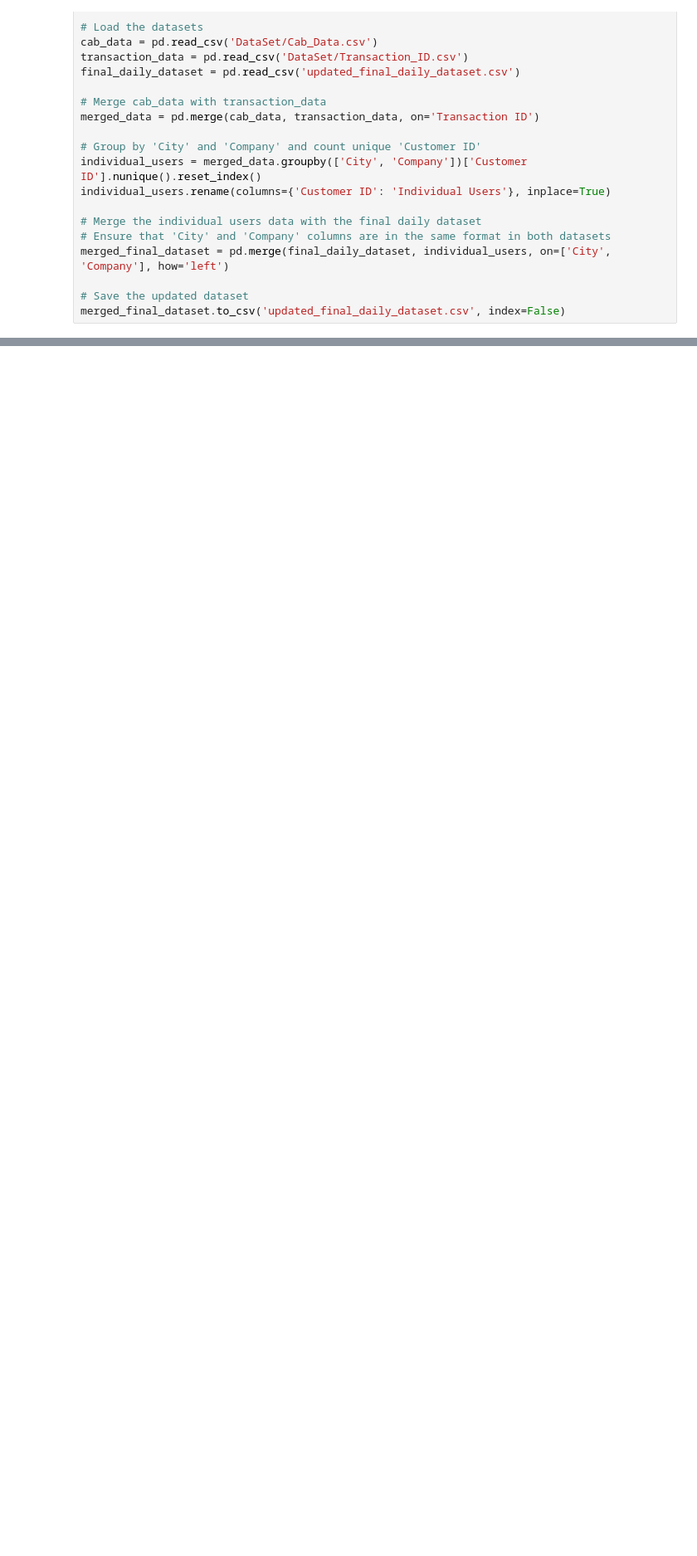
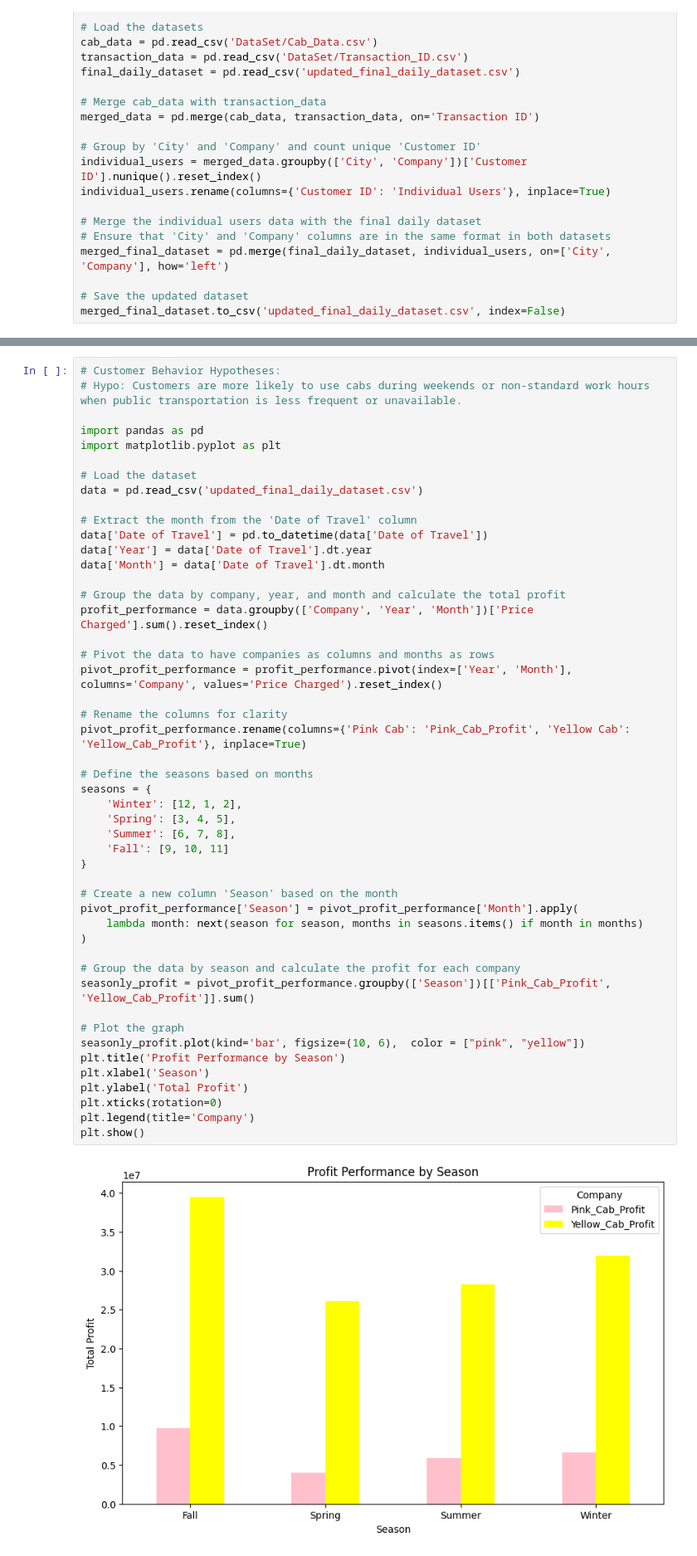
Before and after one commit to MHosseinTavakoliD/DataGlacier, a Jupyter notebook: Week2/Week2.ipynb, the cells around one changed output, grey strips where cells are left out. Shown: that part at 83% size. Cells and saved outputs as stored; diff of their text form; blank space fills up the shorter version.

```diff
--- a/Week2/Week2.ipynb
+++ b/Week2/Week2.ipynb
@@ -428,3 +428,53 @@ plt.tight_layout()
 plt.show()
 # %% [output]
 [figure]
+# %%
+# Customer Behavior Hypotheses:
+# Hypo: Customers are more likely to use cabs during weekends or non-standard work hours when public transportation is less frequent or unavailable.
+
+import pandas as pd
+import matplotlib.pyplot as plt
+
+# Load the dataset
+data = pd.read_csv('updated_final_daily_dataset.csv')
+
+# Extract the month from the 'Date of Travel' column
+data['Date of Travel'] = pd.to_datetime(data['Date of Travel'])
+data['Year'] = data['Date of Travel'].dt.year
+data['Month'] = data['Date of Travel'].dt.month
+
+# Group the data by company, year, and month and calculate the total profit
+profit_performance = data.groupby(['Company', 'Year', 'Month'])['Price Charged'].sum().reset_index()
+
+# Pivot the data to have companies as columns and months as rows
+pivot_profit_performance = profit_performance.pivot(index=['Year', 'Month'], columns='Company', values='Price Charged').reset_index()
+
+# Rename the columns for clarity
+pivot_profit_performance.rename(columns={'Pink Cab': 'Pink_Cab_Profit', 'Yellow Cab': 'Yellow_Cab_Profit'}, inplace=True)
+
+# Define the seasons based on months
+seasons = {
+    'Winter': [12, 1, 2],
+    'Spring': [3, 4, 5],
+    'Summer': [6, 7, 8],
+    'Fall': [9, 10, 11]
+}
+
+# Create a new column 'Season' based on the month
+pivot_profit_performance['Season'] = pivot_profit_performance['Month'].apply(
+    lambda month: next(season for season, months in seasons.items() if month in months)
+)
+
+# Group the data by season and calculate the profit for each company
+seasonly_profit = pivot_profit_performance.groupby(['Season'])[['Pink_Cab_Profit', 'Yellow_Cab_Profit']].sum()
+
+# Plot the graph
+seasonly_profit.plot(kind='bar', figsize=(10, 6),  color = ["pink", "yellow"])
+plt.title('Profit Performance by Season')
+plt.xlabel('Season')
+plt.ylabel('Total Profit')
+plt.xticks(rotation=0)
+plt.legend(title='Company')
+plt.show()
+# %% [output]
+[figure, added]
```
Also changed, not shown: parts of 5 cells of this notebook, 2 other files.
